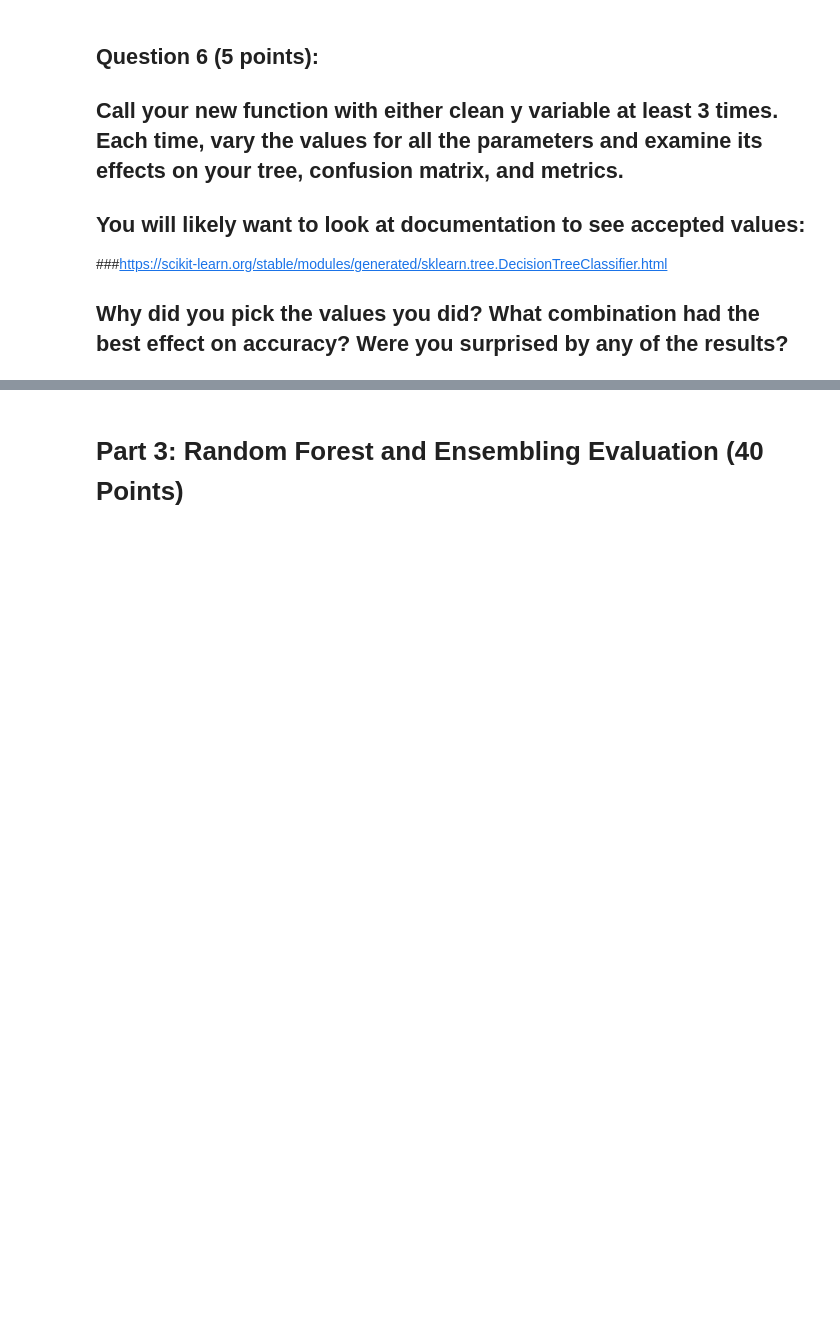
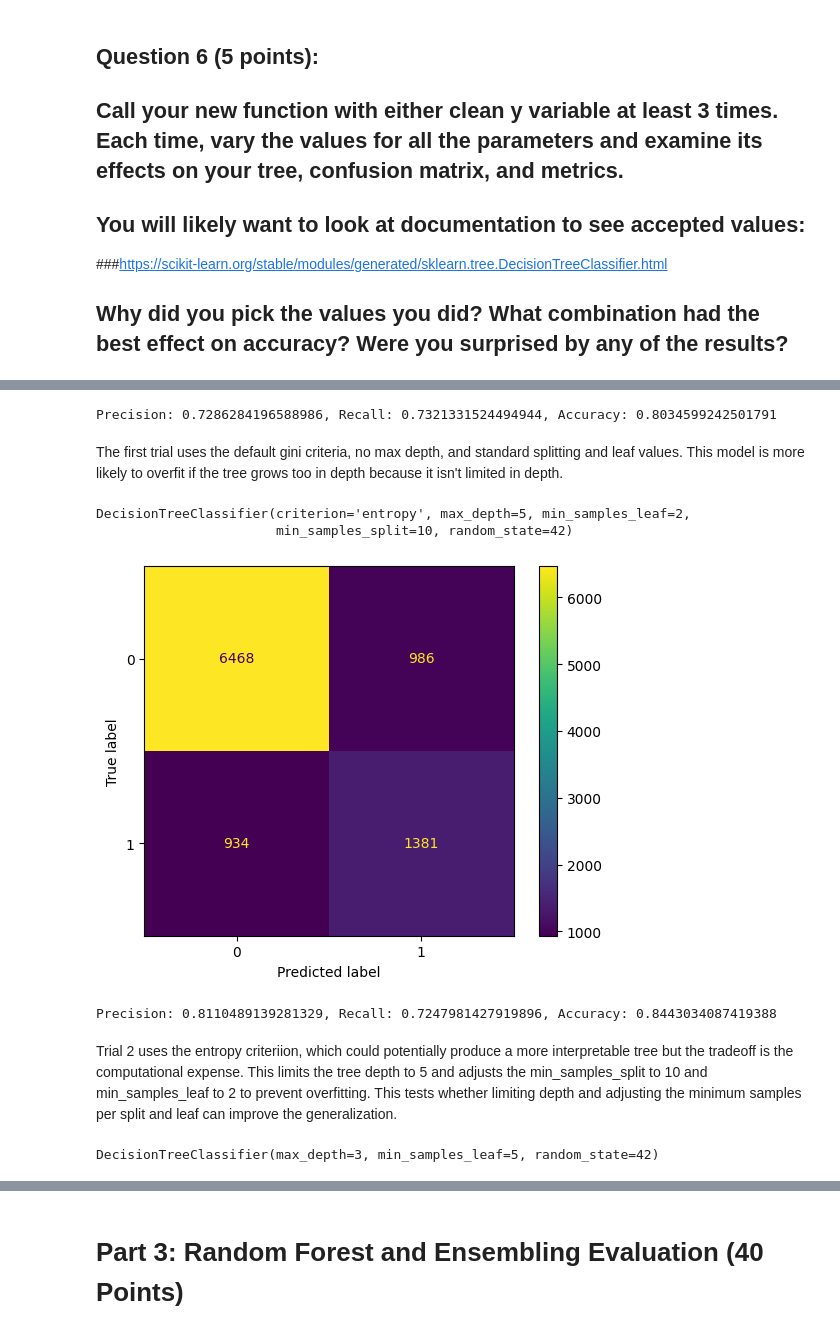
Before and after one commit to tracyhua2/DS3001, a Jupyter notebook: Labs/Lab_3_Decision_Trees_and_Random_Forests.ipynb, the cells around one changed output, grey strips where cells are left out. Cells and saved outputs as stored; diff of their text form; code cells hidden in the pictures; blank space fills up the shorter version.

```diff
--- a/Labs/Lab_3_Decision_Trees_and_Random_Forests.ipynb
+++ b/Labs/Lab_3_Decision_Trees_and_Random_Forests.ipynb
@@ -355,0 +390,47 @@ plt.show()
+# %%
+y_pred = treev1.predict(X_test)
+precision = precision_score(y_test, y_pred, average='macro')
+recall = recall_score(y_test, y_pred, average='macro')
+accuracy = accuracy_score(y_test, y_pred)
+print(f'Precision: {precision}, Recall: {recall}, Accuracy: {accuracy}')
+# %% [output]
+Precision: 0.7286284196588986, Recall: 0.7321331524494944, Accuracy: 0.8034599242501791
+# %% [markdown]
+The first trial uses the default gini criteria, no max depth, and standard splitting and leaf values. This model is more likely to overfit if the tree grows too in depth because it isn't limited in depth.
+# %%
+# 2.
+treev2 = tune_decision_tree(X_train, y_train, X_test, y_test,
+                          criterion_val='entropy', splitter_val='best',
+                          max_depth_val=5, min_samples_split_val=10,
+                          min_samples_leaf_val=2)
+treev2.fit(X_train, y_train)
+# %% [output]
+DecisionTreeClassifier(criterion='entropy', max_depth=5, min_samples_leaf=2,
+                       min_samples_split=10, random_state=42)
+# %%
+cm = confusion_matrix(y_test, y_pred ,labels=treev2.classes_)
+disp = ConfusionMatrixDisplay(confusion_matrix=cm,
+                             display_labels = treev2.classes_)
+disp.plot()
+plt.show()
+# %% [output]
+[figure, added]
+# %%
+y_pred = treev2.predict(X_test)
+precision = precision_score(y_test, y_pred, average='macro')
+recall = recall_score(y_test, y_pred, average='macro')
+accuracy = accuracy_score(y_test, y_pred)
+print(f'Precision: {precision}, Recall: {recall}, Accuracy: {accuracy}')
+# %% [output]
+Precision: 0.8110489139281329, Recall: 0.7247981427919896, Accuracy: 0.8443034087419388
+# %% [markdown]
+Trial 2 uses the entropy criteriion, which could potentially produce a more interpretable tree but the tradeoff is the computational expense. This limits the tree depth to 5 and adjusts the min_samples_split to 10 and min_samples_leaf to 2 to prevent overfitting. This tests whether limiting depth and adjusting the minimum samples per split and leaf can improve the generalization.
+# %%
+# 3.
+treev3 = tune_decision_tree(X_train, y_train, X_test, y_test,
+                          criterion_val='gini', splitter_val='best',
+                          max_depth_val=3, min_samples_split_val=2,
+                          min_samples_leaf_val=5)
+treev3.fit(X_train, y_train)
+# %% [output]
+DecisionTreeClassifier(max_depth=3, min_samples_leaf=5, random_state=42)
```
Also changed, not shown: parts of 14 cells of this notebook.
